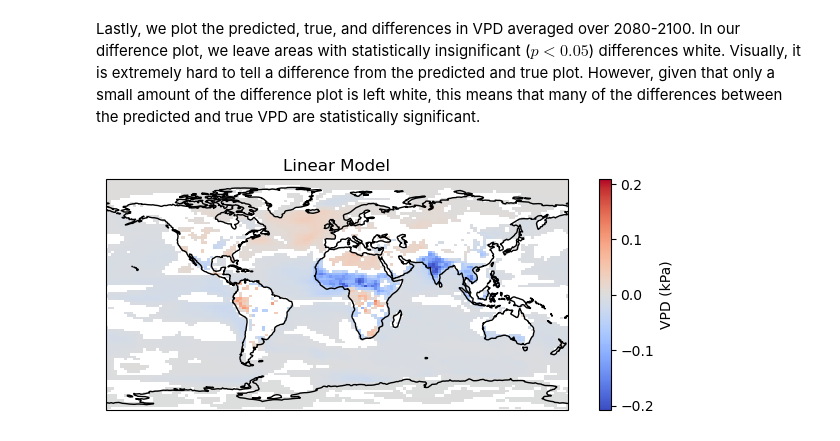
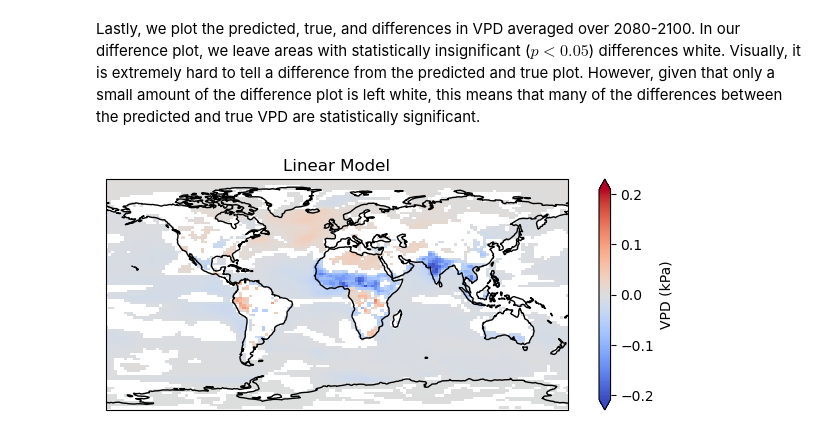
Before and after one commit to njbrodie/DSC180B-B03, a Jupyter notebook: vpd_linear.ipynb, the cells around one changed output. Saved outputs shown, nothing was run; the diff lists cells and outputs as text; code cells hidden in the pictures.

```diff
--- a/vpd_linear.ipynb
+++ b/vpd_linear.ipynb
@@ -200,22 +200,22 @@ titles = ['Predicted', 'True', 'Differences', 'Percent Error']
 # %%
 plt.figure(figsize=(8, 3))
 ax = plt.axes(projection=proj)
 plt.title("Linear Model")
 diff = xr_output - vpdTest
 diff = diff['vpd'][-21:]
 mean_time = diff.mean('time')
 _, p = ttest_rel_from_stats(mean_time, diff.std('time'), diff.count('time'))
 mean_time = mean_time.where(p<p_level)
 (mean_time.plot(ax=ax,
                          cmap="coolwarm",
                          add_labels=False,
                          transform=ccrs.PlateCarree(),
-                         cbar_kwargs={"label":"VPD (kPa)", "orientation":'vertical'}))
+                         cbar_kwargs={"label":"VPD (kPa)", "orientation":'vertical', "extend":"both"}))
 
 ax.coastlines()
-#plt.savefig("Linear.pdf")
+plt.savefig("Linear.pdf")
 # %% [output]
-[figure, old version]
+[figure, new version]
 # %%
 with sns.plotting_context("talk"):
     fig, axes = plt.subplots(4, 1, subplot_kw=dict(projection=proj), figsize=(24, 18), constrained_layout=True)
```
Also changed, not shown: parts of 1 cell of this notebook.
